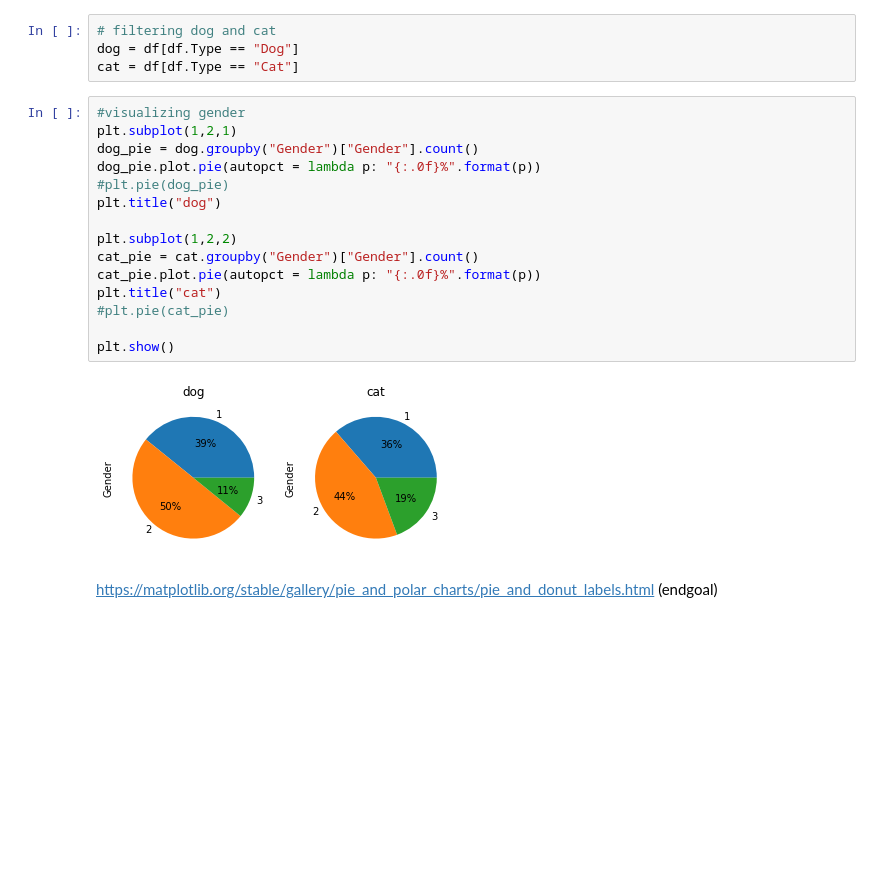
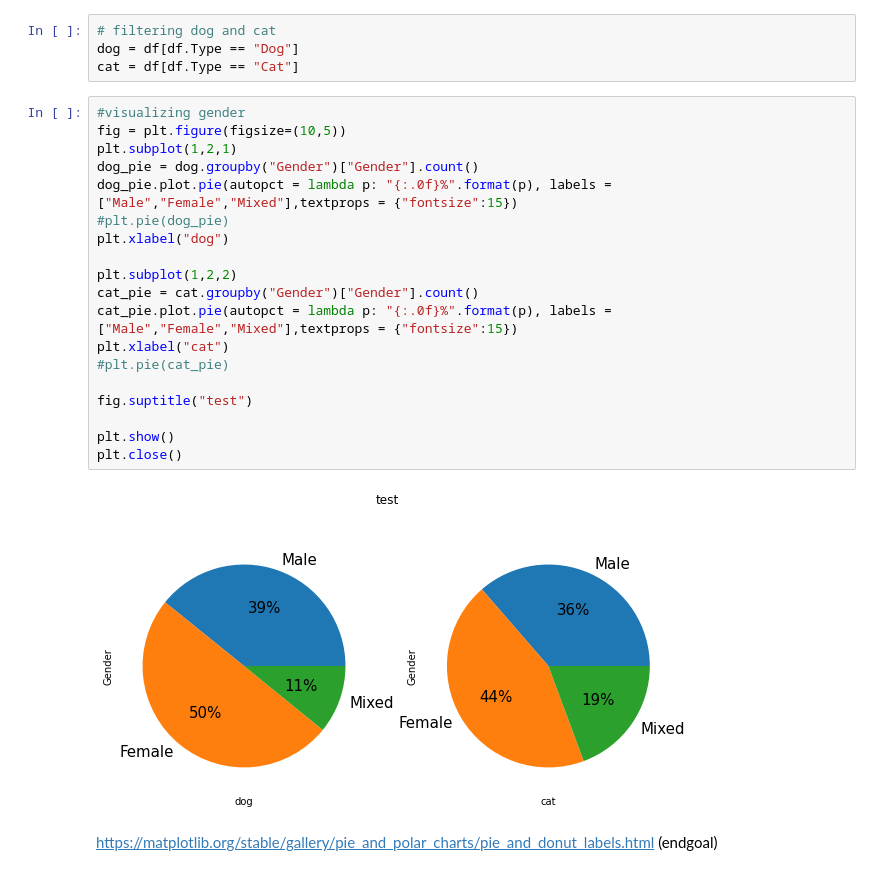
Before and after one commit to naufaldi-fir/adoption-prediction-project, a Jupyter notebook: Exploration on Age, Gender, Maturity Size, Furlength and Quantity.ipynb, the cells around one changed output. Cells and saved outputs as stored; diff of their text form; blank space fills up the shorter version.

```diff
--- a/Exploration on Age, Gender, Maturity Size, Furlength and Quantity.ipynb
+++ b/Exploration on Age, Gender, Maturity Size, Furlength and Quantity.ipynb
@@ -144,21 +149,25 @@ dog = df[df.Type == "Dog"]
 cat = df[df.Type == "Cat"]
 # %%
 #visualizing gender
+fig = plt.figure(figsize=(10,5))
 plt.subplot(1,2,1)
 dog_pie = dog.groupby("Gender")["Gender"].count()
-dog_pie.plot.pie(autopct = lambda p: "{:.0f}%".format(p))
+dog_pie.plot.pie(autopct = lambda p: "{:.0f}%".format(p), labels = ["Male","Female","Mixed"],textprops = {"fontsize":15})
 #plt.pie(dog_pie)
-plt.title("dog")
+plt.xlabel("dog")
 
 plt.subplot(1,2,2)
 cat_pie = cat.groupby("Gender")["Gender"].count()
-cat_pie.plot.pie(autopct = lambda p: "{:.0f}%".format(p))
-plt.title("cat")
+cat_pie.plot.pie(autopct = lambda p: "{:.0f}%".format(p), labels = ["Male","Female","Mixed"],textprops = {"fontsize":15})
+plt.xlabel("cat")
 #plt.pie(cat_pie)
 
+fig.suptitle("test")
+
 plt.show()
+plt.close()
 # %% [output]
-[figure, old version]
+[figure, new version]
 # %% [markdown]
 https://matplotlib.org/stable/gallery/pie_and_polar_charts/pie_and_donut_labels.html
 (endgoal)
```
Also changed, not shown: parts of 1 cell of this notebook.
